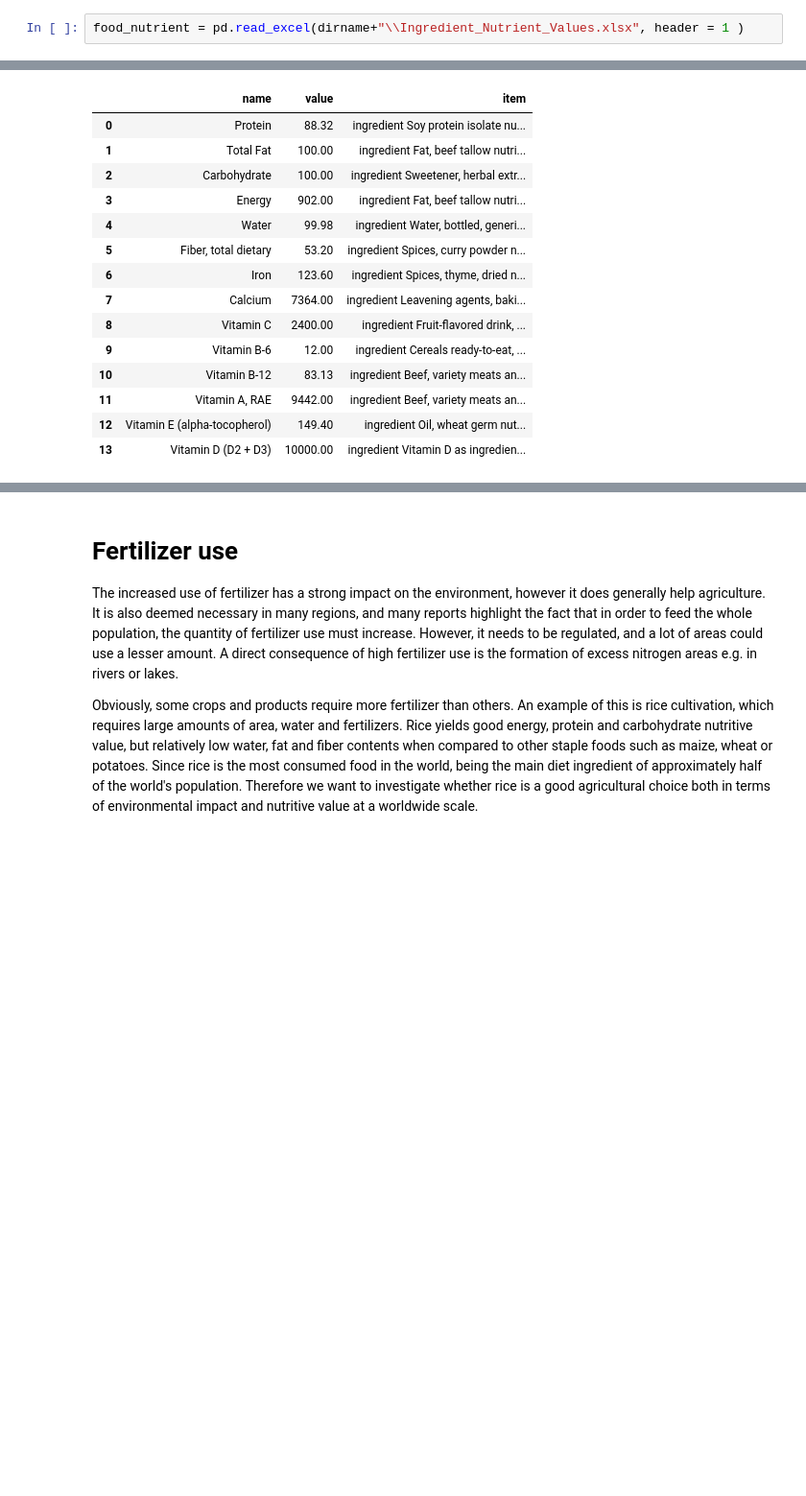
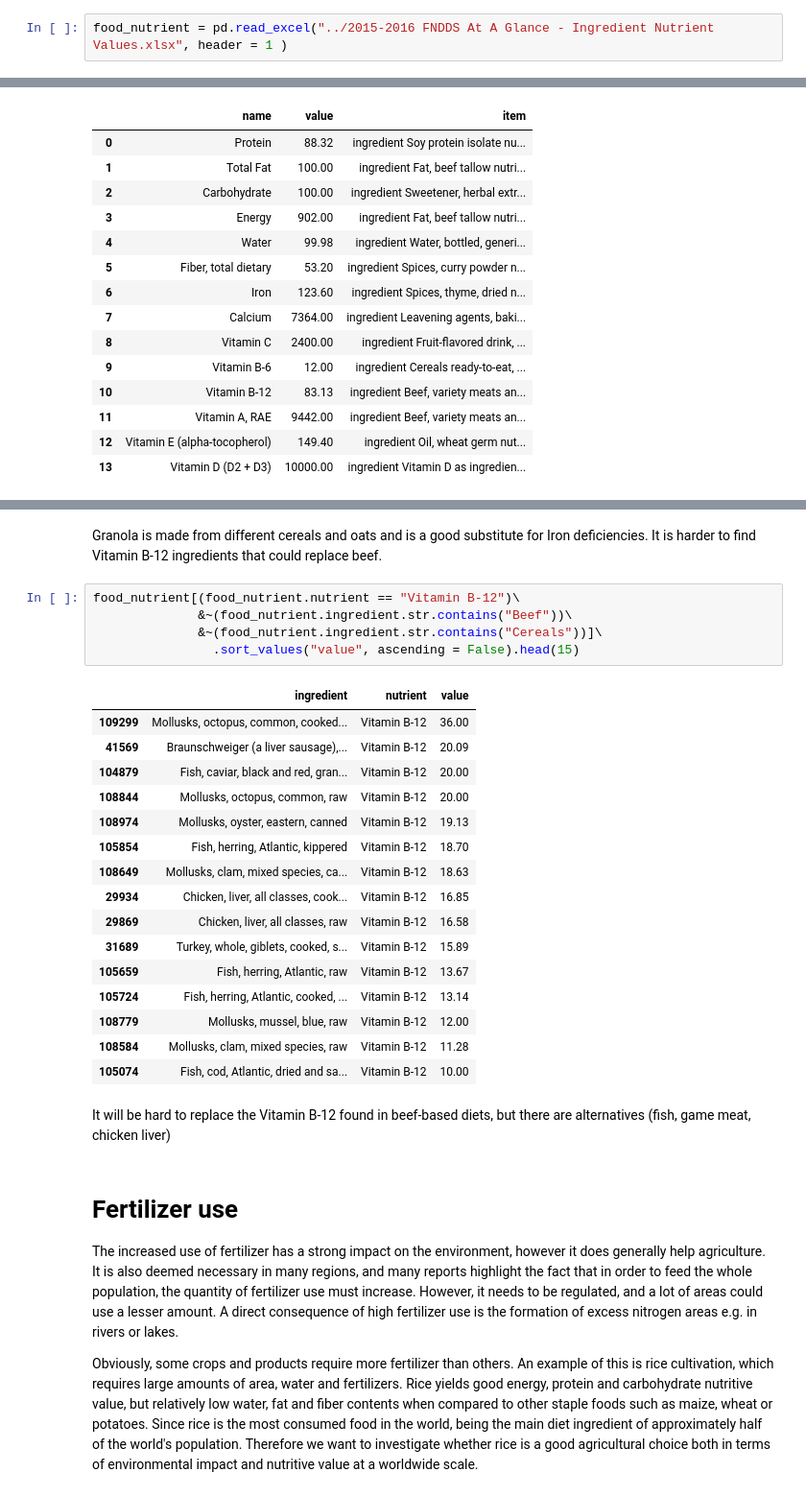
Before and after one commit to ChatPerche/ADA_Project, a Jupyter notebook: notebooks/nutrient_explanation.ipynb, the cells around one changed output, grey strips where cells are left out. Shown at 96% size. Cells and saved outputs as stored; diff of their text form; blank space fills up the shorter version.

Commit message:
chicken vs beef

```diff
--- a/notebooks/nutrient_explanation.ipynb
+++ b/notebooks/nutrient_explanation.ipynb
@@ -127,2 +87,2 @@ food_attr = pd.read_excel(dirname+"\\FNDDS_Nutrient_Values.xlsx", header = 1)
 # %%
-food_nutrient = pd.read_excel(dirname+"\\Ingredient_Nutrient_Values.xlsx", header = 1 )
+food_nutrient = pd.read_excel("../2015-2016 FNDDS At A Glance - Ingredient Nutrient Values.xlsx", header = 1 )
@@ -176,3 +201,29 @@ df
+# %% [markdown]
+Granola is made from different cereals and oats and is a good substitute for Iron deficiencies. It is harder to find Vitamin B-12 ingredients that could replace beef.
+# %%
+food_nutrient[(food_nutrient.nutrient == "Vitamin B-12")\
+              &~(food_nutrient.ingredient.str.contains("Beef"))\
+              &~(food_nutrient.ingredient.str.contains("Cereals"))]\
+                .sort_values("value", ascending = False).head(15)
+# %% [output]
+|  | ingredient | nutrient | value |
+| 109299 | Mollusks, octopus, common, cooked... | Vitamin B-12 | 36.00 |
+| 41569 | Braunschweiger (a liver sausage),... | Vitamin B-12 | 20.09 |
+| 104879 | Fish, caviar, black and red, gran... | Vitamin B-12 | 20.00 |
+| 108844 | Mollusks, octopus, common, raw | Vitamin B-12 | 20.00 |
+| 108974 | Mollusks, oyster, eastern, canned | Vitamin B-12 | 19.13 |
+| 105854 | Fish, herring, Atlantic, kippered | Vitamin B-12 | 18.70 |
+| 108649 | Mollusks, clam, mixed species, ca... | Vitamin B-12 | 18.63 |
+| 29934 | Chicken, liver, all classes, cook... | Vitamin B-12 | 16.85 |
+| 29869 | Chicken, liver, all classes, raw | Vitamin B-12 | 16.58 |
+| 31689 | Turkey, whole, giblets, cooked, s... | Vitamin B-12 | 15.89 |
+| 105659 | Fish, herring, Atlantic, raw | Vitamin B-12 | 13.67 |
+| 105724 | Fish, herring, Atlantic, cooked, ... | Vitamin B-12 | 13.14 |
+| 108779 | Mollusks, mussel, blue, raw | Vitamin B-12 | 12.00 |
+| 108584 | Mollusks, clam, mixed species, raw | Vitamin B-12 | 11.28 |
+| 105074 | Fish, cod, Atlantic, dried and sa... | Vitamin B-12 | 10.00 |
+# %% [markdown]
+It will be hard to replace the Vitamin B-12 found in beef-based diets, but there are alternatives (fish, game meat, chicken liver)
 # %% [markdown]
 # Fertilizer use
 
```
Also changed, not shown: parts of 14 cells of this notebook.
